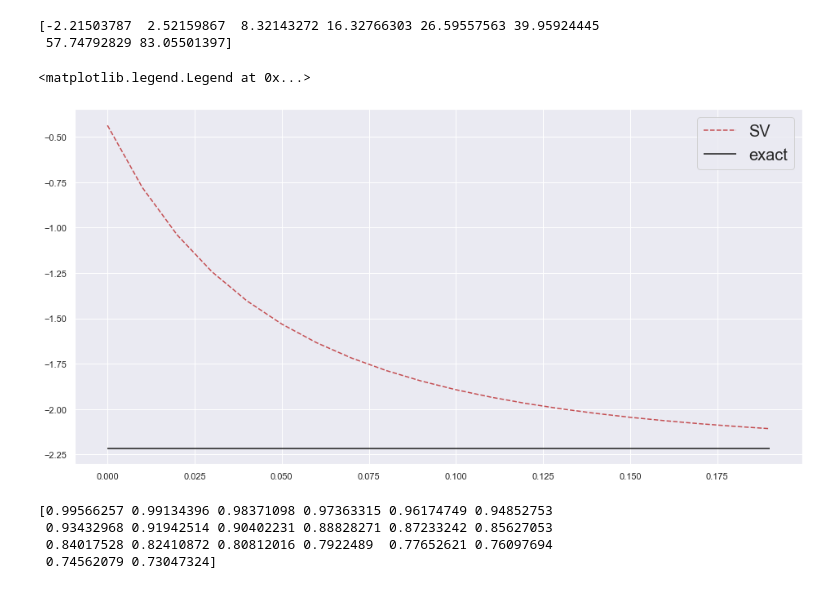
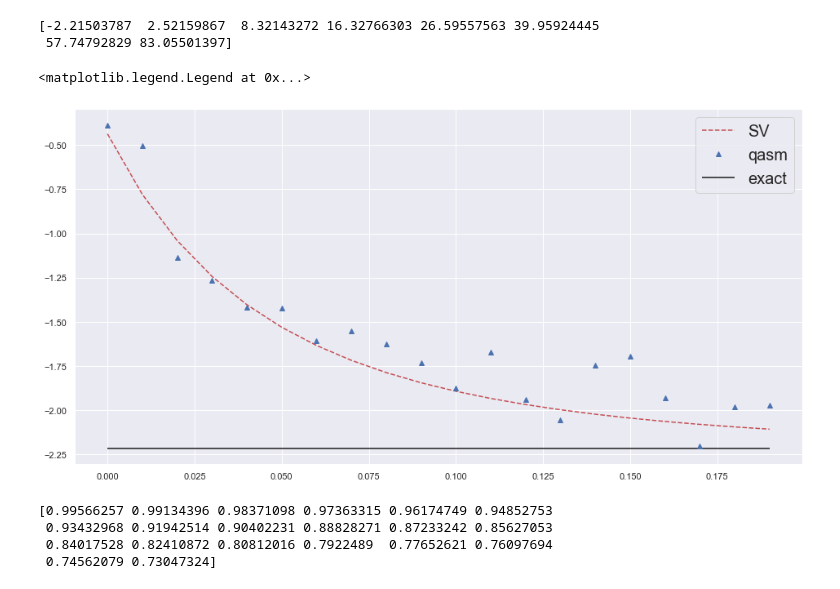
Before and after one commit to aemccoy/GrayCode-QubitEncoding, a Jupyter notebook: notebooks/deuteron-QLanczos.ipynb, the cells around one changed output. Drawn from its saved outputs; the diff is of its cells as text; code cells hidden in the pictures.

Commit message:
Added QLanczos experiment

```diff
--- a/notebooks/deuteron-QLanczos.ipynb
+++ b/notebooks/deuteron-QLanczos.ipynb
@@ -100,19 +100,19 @@ print(exact_eigenvalue)
 backend = 'statevector_simulator'
 sv_energies,Ccoefs_sv=run_qite_experiment(H,num_iterations,delta_time,backend,initialization,A_threshold=1e-10,cstep=None)
 
-# threshold=1e-2
-# backend = 'qasm_simulator'
-# qasm_energies,Ccoefs_qasm=run_qite_experiment(H,num_iterations,delta_time,backend,initialization,A_threshold=threshold,cstep=None)
+threshold=1e-2
+backend = 'qasm_simulator'
+qasm_energies,Ccoefs_qasm=run_qite_experiment(H,num_iterations,delta_time,backend,initialization,A_threshold=threshold,cstep=2)
 # %% [output]
 [-2.21503787  2.52159867  8.32143272 16.32766303 26.59557563 39.95924445
  57.74792829 83.05501397]
 # %%
 time=[delta_time*t for t in range(num_iterations)]
 plt.plot(time,sv_energies,'r--',label="SV")
-# plt.plot(time,qasm_energies,'b^',label="qasm")
+plt.plot(time,qasm_energies,'b^',label="qasm")
 plt.hlines(exact_eigenvalue[0], time[0], time[-1], colors='k', linestyles='solid', label='exact',)
 plt.legend(prop={'size': 20})
 # %% [output]
 <matplotlib.legend.Legend at 0x...>
-[figure, old version]
+[figure, new version]
 # %%
```
Also changed, not shown: parts of 5 cells of this notebook.
